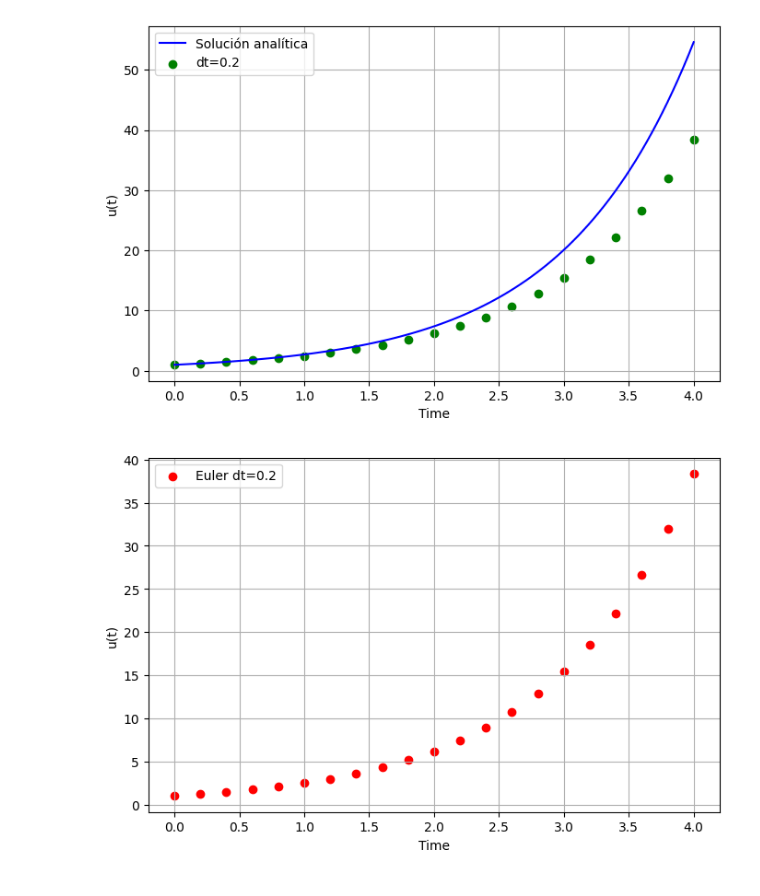
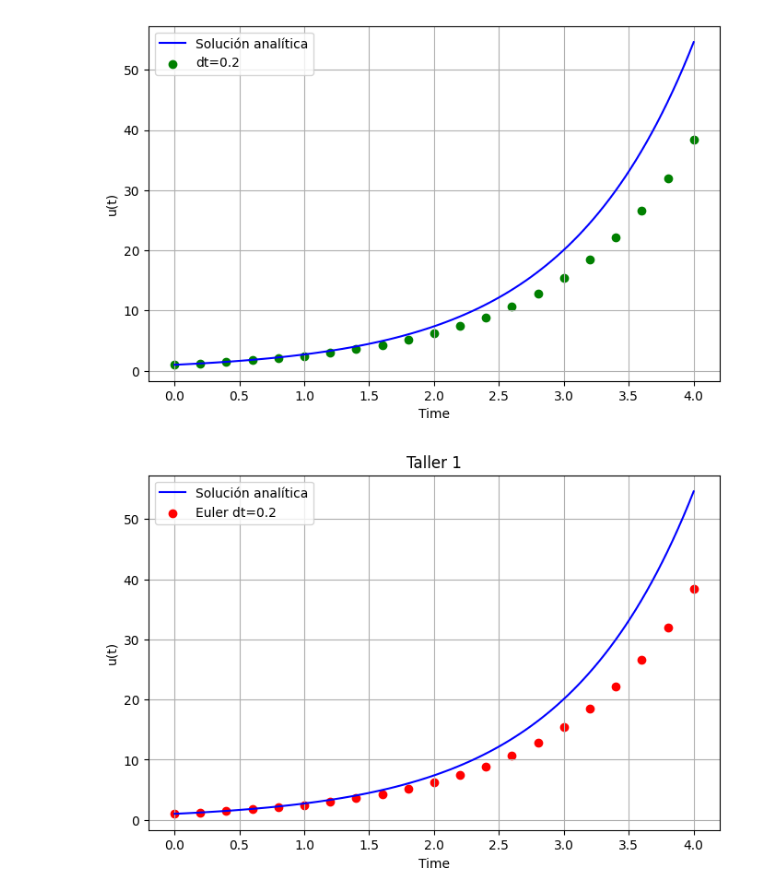
Before and after one commit to Nachosanchezz/Simulacion_Taller, a Jupyter notebook: Taller1/taller1.ipynb, the cells around one changed output. Saved outputs shown, nothing was run; the diff lists cells and outputs as text; code cells hidden in the pictures.

```diff
--- a/Taller1/taller1.ipynb
+++ b/Taller1/taller1.ipynb
@@ -43,31 +43,40 @@ plt.show()
 import numpy as np
 import matplotlib.pyplot as plt
 
 def euler(dt, t):
     pasos = np.arange(0, t + dt, dt)
 
     # Inicializo mi array
     u = np.zeros(len(pasos))
     u[0] = 1  # Condición inicial
 
     for i in range(len(pasos) - 1):  # Se corrigió el rango del bucle
         u[i + 1] = u[i] + dt * u[i]
 
     return pasos, u
 
 # Parámetros
 t = 4  # Tiempo total
 dt = 0.2  # Intervalo de tiempo
 
 pasos, u = euler(dt, t)
 
+def solucion_analitica(t):
+    return np.exp(t)
+
+tiempo_analitico = np.linspace(0, t, 100)
+solucion_analitic = solucion_analitica(tiempo_analitico)
+
+
 # Graficar resultados
 plt.figure(figsize=(8, 5))
+plt.plot(tiempo_analitico, solucion_analitic, label='Solución analítica', color='blue')
 plt.scatter(pasos, u, color='red', label='Euler dt=0.2')
 plt.xlabel('Time')
 plt.ylabel('u(t)')
+plt.title('Taller 1')
 plt.legend()
 plt.grid()
 plt.show()
 # %% [output]
-[figure, old version]
+[figure, new version]
```
